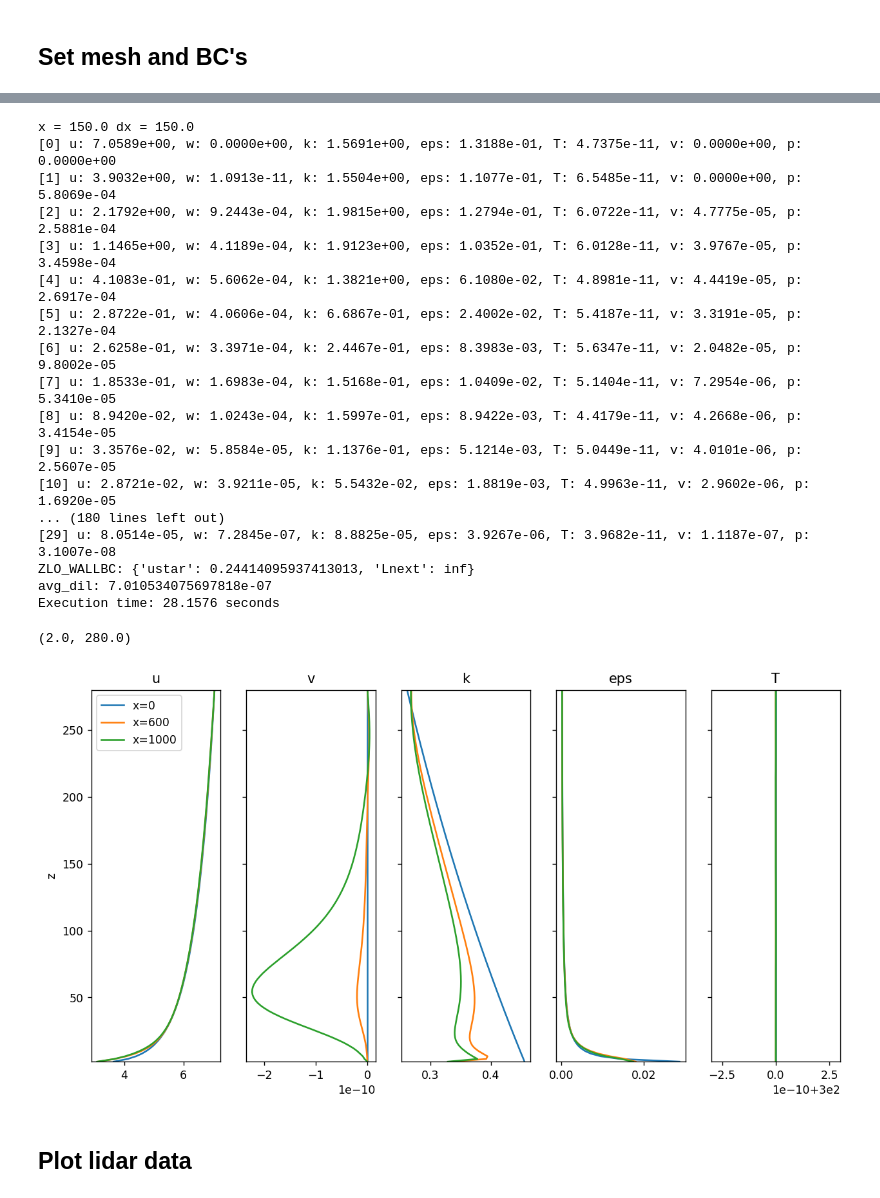
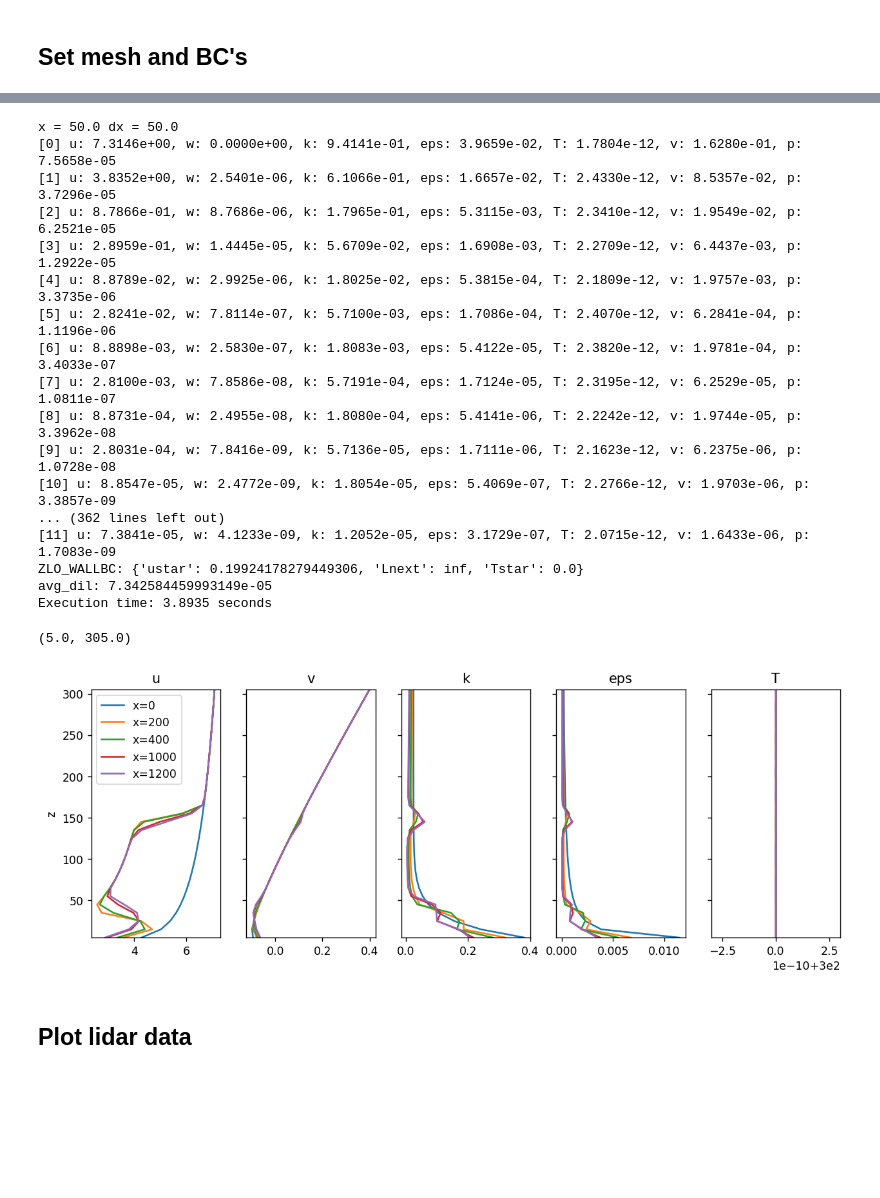
Before and after one commit to sandialabs/SANDwake3D, a Jupyter notebook: ABLCalibration/JRSE_Neutral/NeutralABL.ipynb, the cells around one changed output, grey strips where cells are left out. Cells and saved outputs as stored; diff of their text form; code cells hidden in the pictures; blank space fills up the shorter version.

```diff
--- a/ABLCalibration/JRSE_Neutral/NeutralABL.ipynb
+++ b/ABLCalibration/JRSE_Neutral/NeutralABL.ipynb
@@ -86,18 +86,18 @@ params = {
     'ym':ym,
     'zm':zm,
 
-    'XXXturbforcingXXX':{'turbx':400.0,     # Turbine x location
+    'turbforcing':{'turbx':100.0,     # Turbine x location
                    'turby':0.0,     # Turbine y location
                    'zhh':turbhh,      # Turbine hub-height
                    'turbD':rotorD,   # Turbine diameter
-                   'Ct':0.8,
-                   'Rdelta':0.5,
+                   'Ct':0.7,
+                   'Rdelta':6,
                    'turbfunc':sdb.tanhADM,
                   }
 }
 
-# This parameter defines V(z) -- m/s per meter
-veerpermeter = 0.0 #0.02
+# This parameter defines V(z) -- deg per meter
+veerpermeter = 0.015 #0.02
 # %%
 # Set up ABL profile
 UABL = np.zeros(Nz)
@@ -105,15 +105,17 @@ for iz, z in enumerate(zvec):
     UABL[iz] = SANDwake3D.init_U_ABL(z,params)
 
 # Set up veer profile
-veerV = np.zeros(Nz)
+veerProf = np.zeros(Nz)
 for i, z in enumerate(zvec):
-    veerV[i] = veerpermeter*(z-turbhh)
+    veerProf[i] = veerpermeter*(z-turbhh)
+
+Uprof, Vprof = SANDwake3D.getUVfromUhVeer(UABL, veerProf)
 
 # Compute the wind direction
 ztop = turbhh + turbR
 zbot = turbhh - turbR
-Utop, Ubot = np.interp(ztop, zvec, UABL), np.interp(zbot, zvec, UABL)
-Vtop, Vbot = np.interp(ztop, zvec, veerV), np.interp(zbot, zvec, veerV)
+Utop, Ubot = np.interp(ztop, zvec, Uprof), np.interp(zbot, zvec, Uprof)
+Vtop, Vbot = np.interp(ztop, zvec, Vprof), np.interp(zbot, zvec, Vprof)
 Wdirtop = np.arctan2(Vtop, Utop)*180/np.pi
 Wdirbot = np.arctan2(Vbot, Ubot)*180/np.pi
 
@@ -136,11 +138,11 @@ EPSinit= np.zeros((Ny, Nz))
 pinit  = np.zeros((Ny, Nz))
 
 for iz, z in enumerate(zvec):
-    Uinit[:, iz] = UABL[iz] #SANDwake3D.init_U_ABL(z,ABLparam)
-    Vinit[:, iz] = veerV[iz]
+    Uinit[:, iz] = Uprof[iz] #UABL[iz] #SANDwake3D.init_U_ABL(z,ABLparam)
+    Vinit[:, iz] = Vprof[iz] #veerV[iz]
     Winit[:, iz] = 0.0
     #Kinit[:, iz]   = SANDwake3D.init_k_ABL(z,ABLparam)
-    Kinit[:, iz]   = SANDwake3D.init_k_ABL(z,params)*np.exp(-0.002*z)
+    Kinit[:, iz]   = SANDwake3D.init_k_ABL(z,params)*np.exp(-0.05*z) + 0.025
     #EPSinit[:, iz] = 5.0E-3 #9.75E-4 #5.0E-4 #SANDwake3D.init_e_ABL(z,ABLparam)*0.1  #5.0E-4 is good
     EPSinit[:, iz] = SANDwake3D.init_e_ABL(z,params)
 
@@ -165,6 +167,6 @@ axs[0].set_ylim([0, zmax])
 # %%
-xvecplot=[0, 600, 1000]
-dx  = 150
+xvecplot=[0, 200, 400, 1000, 1200] #600, 1000]
+dx  = 50 #150
 
 xvec = np.arange(xvecplot[0], xvecplot[-1]+1.0E-6, dx)
 #xvec=[0, 200, 400, 600]
@@ -172,7 +174,7 @@ xvec = np.arange(xvecplot[0], xvecplot[-1]+1.0E-6, dx)
 #xvec = xvecplot
 start_time = time.time()
 phi = SANDwake3D.marchSystem(phiinit, xvec, dy, dz, params,
-                             SANDwake3D.getTypicalWMBC(Uinit[0,-1], params['Tw'], veerBC=veerV),
+                             SANDwake3D.getTypicalWMBC(Uinit[0,-1], params['Tw'], veerBC=Vprof),
                              SANDwake3D.kepsT_eqns,
                              advanceSys=SANDwake3D.advanceSystemKEPS,
                              verbose=True, maxiter=100, tol=1.0E-4)
@@ -180,43 +182,43 @@ end_time = time.time()
 execution_time = end_time - start_time
 print(f"Execution time: {execution_time:.4f} seconds")
 # %% [output]
-x = 150.0 dx = 150.0
-[0] u: 7.0589e+00, w: 0.0000e+00, k: 1.5691e+00, eps: 1.3188e-01, T: 4.7375e-11, v: 0.0000e+00, p: 0.0000e+00
-[1] u: 3.9032e+00, w: 1.0913e-11, k: 1.5504e+00, eps: 1.1077e-01, T: 6.5485e-11, v: 0.0000e+00, p: 5.8069e-04
-[2] u: 2.1792e+00, w: 9.2443e-04, k: 1.9815e+00, eps: 1.2794e-01, T: 6.0722e-11, v: 4.7775e-05, p: 2.5881e-04
-[3] u: 1.1465e+00, w: 4.1189e-04, k: 1.9123e+00, eps: 1.0352e-01, T: 6.0128e-11, v: 3.9767e-05, p: 3.4598e-04
-[4] u: 4.1083e-01, w: 5.6062e-04, k: 1.3821e+00, eps: 6.1080e-02, T: 4.8981e-11, v: 4.4419e-05, p: 2.6917e-04
-[5] u: 2.8722e-01, w: 4.0606e-04, k: 6.6867e-01, eps: 2.4002e-02, T: 5.4187e-11, v: 3.3191e-05, p: 2.1327e-04
-[6] u: 2.6258e-01, w: 3.3971e-04, k: 2.4467e-01, eps: 8.3983e-03, T: 5.6347e-11, v: 2.0482e-05, p: 9.8002e-05
-[7] u: 1.8533e-01, w: 1.6983e-04, k: 1.5168e-01, eps: 1.0409e-02, T: 5.1404e-11, v: 7.2954e-06, p: 5.3410e-05
-[8] u: 8.9420e-02, w: 1.0243e-04, k: 1.5997e-01, eps: 8.9422e-03, T: 4.4179e-11, v: 4.2668e-06, p: 3.4154e-05
-[9] u: 3.3576e-02, w: 5.8584e-05, k: 1.1376e-01, eps: 5.1214e-03, T: 5.0449e-11, v: 4.0101e-06, p: 2.5607e-05
-[10] u: 2.8721e-02, w: 3.9211e-05, k: 5.5432e-02, eps: 1.8819e-03, T: 4.9963e-11, v: 2.9602e-06, p: 1.6920e-05
-... (180 lines left out)
-[29] u: 8.0514e-05, w: 7.2845e-07, k: 8.8825e-05, eps: 3.9267e-06, T: 3.9682e-11, v: 1.1187e-07, p: 3.1007e-08
-ZLO_WALLBC: {'ustar': 0.24414095937413013, 'Lnext': inf}
-avg_dil: 7.010534075697818e-07
-Execution time: 28.1576 seconds
+x = 50.0 dx = 50.0
+[0] u: 7.3146e+00, w: 0.0000e+00, k: 9.4141e-01, eps: 3.9659e-02, T: 1.7804e-12, v: 1.6280e-01, p: 7.5658e-05
+[1] u: 3.8352e+00, w: 2.5401e-06, k: 6.1066e-01, eps: 1.6657e-02, T: 2.4330e-12, v: 8.5357e-02, p: 3.7296e-05
+[2] u: 8.7866e-01, w: 8.7686e-06, k: 1.7965e-01, eps: 5.3115e-03, T: 2.3410e-12, v: 1.9549e-02, p: 6.2521e-05
+[3] u: 2.8959e-01, w: 1.4445e-05, k: 5.6709e-02, eps: 1.6908e-03, T: 2.2709e-12, v: 6.4437e-03, p: 1.2922e-05
+[4] u: 8.8789e-02, w: 2.9925e-06, k: 1.8025e-02, eps: 5.3815e-04, T: 2.1809e-12, v: 1.9757e-03, p: 3.3735e-06
+[5] u: 2.8241e-02, w: 7.8114e-07, k: 5.7100e-03, eps: 1.7086e-04, T: 2.4070e-12, v: 6.2841e-04, p: 1.1196e-06
+[6] u: 8.8898e-03, w: 2.5830e-07, k: 1.8083e-03, eps: 5.4122e-05, T: 2.3820e-12, v: 1.9781e-04, p: 3.4033e-07
+[7] u: 2.8100e-03, w: 7.8586e-08, k: 5.7191e-04, eps: 1.7124e-05, T: 2.3195e-12, v: 6.2529e-05, p: 1.0811e-07
+[8] u: 8.8731e-04, w: 2.4955e-08, k: 1.8080e-04, eps: 5.4141e-06, T: 2.2242e-12, v: 1.9744e-05, p: 3.3962e-08
+[9] u: 2.8031e-04, w: 7.8416e-09, k: 5.7136e-05, eps: 1.7111e-06, T: 2.1623e-12, v: 6.2375e-06, p: 1.0728e-08
+[10] u: 8.8547e-05, w: 2.4772e-09, k: 1.8054e-05, eps: 5.4069e-07, T: 2.2766e-12, v: 1.9703e-06, p: 3.3857e-09
+... (362 lines left out)
+[11] u: 7.3841e-05, w: 4.1233e-09, k: 1.2052e-05, eps: 3.1729e-07, T: 2.0715e-12, v: 1.6433e-06, p: 1.7083e-09
+ZLO_WALLBC: {'ustar': 0.19924178279449306, 'Lnext': inf, 'Tstar': 0.0}
+avg_dil: 7.342584459993149e-05
+Execution time: 3.8935 seconds
 # %%
 plotvars=['u', 'v', 'k', 'eps', 'T']
 find_nearest = lambda a, a0: np.abs(np.array(a) - a0).argmin()
 islice = find_nearest(yvec, 0)# Ny//2
 
 #xvecplot=[0, 50]
 
-fig, axs = plt.subplots(1,len(plotvars),figsize=(12,6), dpi=125, sharey=True)
+fig, axs = plt.subplots(1,len(plotvars),figsize=(12,4), dpi=125, sharey=True)
 for iv, v in enumerate(plotvars):
     for x in xvecplot:
         ixRANS = find_nearest(xvec, x)
         axs[iv].plot(phi[v][ixRANS,islice,:], zvec, label='x=%.0f'%x)
     axs[iv].set_title(v)
 
 axs[0].legend()
 axs[0].set_ylabel('z')
 axs[0].set_ylim([zmin, zmax])
 # %% [output]
-(2.0, 280.0)
+(5.0, 305.0)
-[figure, old version]
+[figure, new version]
 # %% [markdown]
 ## Plot lidar data
 # %%
```
Also changed, not shown: parts of 7 cells of this notebook, 7 other files.
